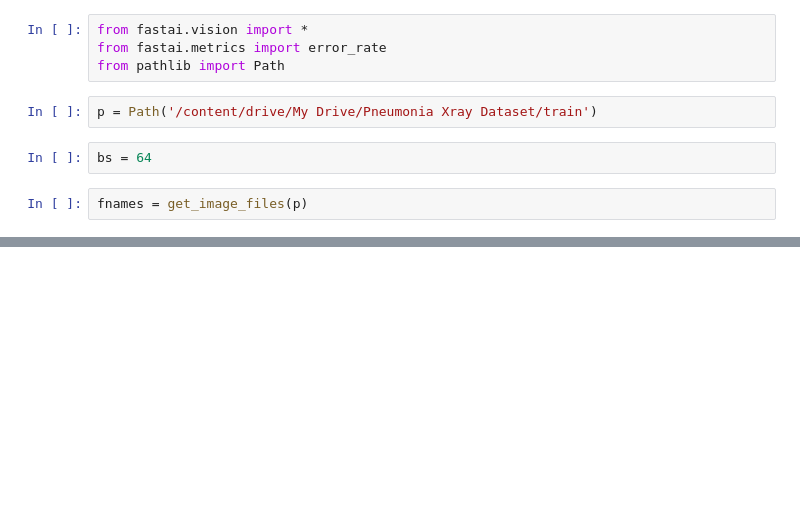
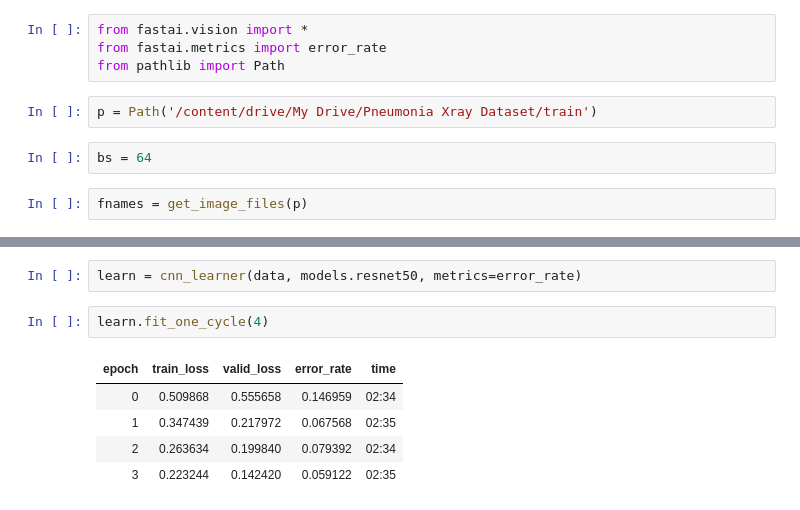
Before and after one commit to AndAmir/Pneumonia-Classification-Model, a Jupyter notebook: Pneumonia_Classification_Model.ipynb, the cells around one changed output, grey strips where cells are left out. Cells and saved outputs as stored; diff of their text form; blank space fills up the shorter version.

```diff
--- a/Pneumonia_Classification_Model.ipynb
+++ b/Pneumonia_Classification_Model.ipynb
@@ -31,0 +37,10 @@ from_name_re(path:Union[pathlib.Path, str], fnames:Collection[pathlib.Path], pat
+# %%
+learn = cnn_learner(data, models.resnet50, metrics=error_rate)
+# %%
+learn.fit_one_cycle(4)
+# %% [output]
+| epoch | train_loss | valid_loss | error_rate | time |
+| 0 | 0.509868 | 0.555658 | 0.146959 | 02:34 |
+| 1 | 0.347439 | 0.217972 | 0.067568 | 02:35 |
+| 2 | 0.263634 | 0.199840 | 0.079392 | 02:34 |
+| 3 | 0.223244 | 0.142420 | 0.059122 | 02:35 |
```
Also changed, not shown: parts of 11 cells of this notebook.
